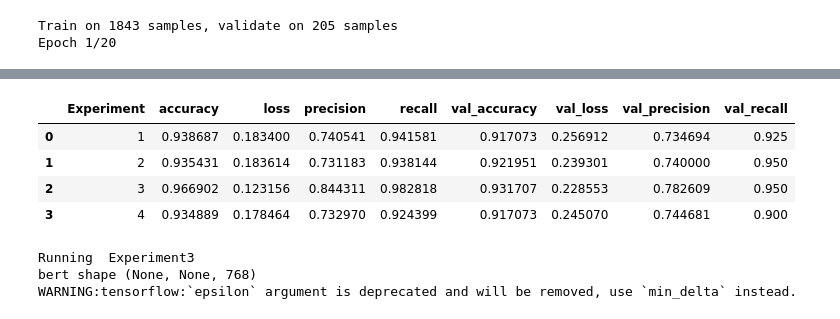
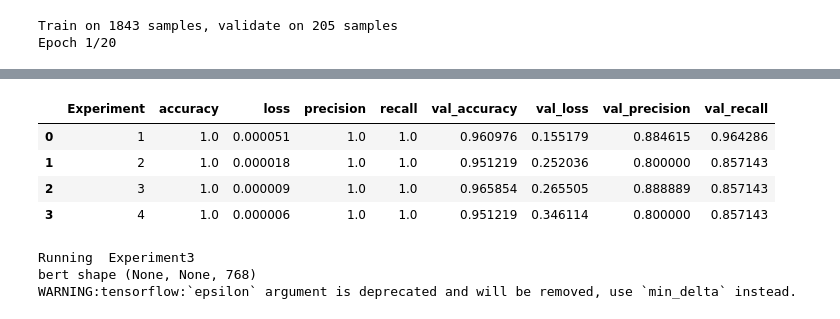
Before and after one commit to ahathaway821/COVID-19-Fact-Checking, a Jupyter notebook: src/modeling/BERT_SIMILAR_CLAIMS.ipynb, the cells around one changed output, grey strips where cells are left out. Drawn from its saved outputs; the diff is of its cells as text; code cells hidden in the pictures.

```diff
--- a/src/modeling/BERT_SIMILAR_CLAIMS.ipynb
+++ b/src/modeling/BERT_SIMILAR_CLAIMS.ipynb
@@ -234,4 +238,4 @@ for i,row in df.iterrows():
 # %%
 df3 = df[df['similar_claim1']!='']
 # %%
-df = pd.read_csv('../../data/clean/Collated_data_with_similar_claimsV2.csv')
+df = pd.read_csv('../../data/clean/Collated_data_with_similar_claimsV3.csv')
@@ -331,14 +380,14 @@ class ClaimDetectionBertEncoder:
             input_sequence = ["[CLS]"] +\
                              text +\
                              similar_claim1 +\
-                             similar_claim1 +\
-                             similar_claim1 +\
-                             similar_claim1 +\
-                             similar_claim1 +\
-                             similar_claim1 +\
-                             similar_claim1 +\
-                             similar_claim1 +\
-                             similar_claim1 +\
+                             similar_claim2 +\
+                             similar_claim3 +\
+                             similar_claim4 +\
+                             similar_claim5 +\
+                             similar_claim6 +\
+                             similar_claim7 +\
+                             similar_claim8 +\
+                             similar_claim9 +\
                              ["[SEP]"]
             pad_len = self.max_seq_len - len(input_sequence)
 
@@ -468,7 +517,7 @@ def run_experiments2(Experiment_No):
                         batch_size=8,
                         shuffle=True,
                         epochs=20)
-    with open(ExperimentNo+'CNN_BERTEMbedding_TRAINABLE_history2', 'wb') as file_history:
+    with open(ExperimentNo+'CNN_BERT_SIMILAR_TRAINABLE_V2_history2', 'wb') as file_history:
         pickle.dump(history.history, file_history)
 # %%
 for i in range(1,5):
@@ -497,9 +546,9 @@ Epoch 1/20
 # %%
 def plot_experiments2(ExperimentNumber):
     ExperimentNo = "Experiment"+str(ExperimentNumber)
-    if ( os.path.exists(ExperimentNo+'CNN_BERTEMbedding_TRAINABLE_history2')) :
+    if ( os.path.exists(ExperimentNo+'CNN_BERT_SIMILAR_TRAINABLE_V2_history2')) :
 
-        with open(ExperimentNo+'CNN_BERTEMbedding_TRAINABLE_history2', 'rb') as file_history:
+        with open(ExperimentNo+'CNN_BERT_SIMILAR_TRAINABLE_V2_history2', 'rb') as file_history:
             history = pickle.load( file_history )
 
         fig, axs = plt.subplots(2, 2,figsize=(15,15))
@@ -553,9 +602,9 @@ def find_val_acc(ExperimentNumber):
     #accuracy,loss,precision,recall = [],[],[],[]
     #val_accuracy,val_loss,val_precision,val_recall = [],[],[],[]
     ExperimentNo = "Experiment"+str(ExperimentNumber)
-    if ( os.path.exists(ExperimentNo+'CNN_BERTEMbedding_TRAINABLE_history2')) :
+    if ( os.path.exists(ExperimentNo+'CNN_BERT_SIMILAR_TRAINABLE_V2_history2')) :
 
-        with open(ExperimentNo+'CNN_BERTEMbedding_TRAINABLE_history2', 'rb') as file_history:
+        with open(ExperimentNo+'CNN_BERT_SIMILAR_TRAINABLE_V2_history2', 'rb') as file_history:
             history = pickle.load( file_history )
         accuracy = max(history['accuracy'])
         loss = min(history['loss'])
@@ -572,37 +621,37 @@ def create_val_acc_matrix():
     for i in range(1,5):
         accuracy_i,loss_i,precision_i,recall_i, val_accuracy_i,val_loss_i,val_precision_i,val_recall_i =\
         find_val_acc(i)
         Experiment.append(i)
         accuracy.append(accuracy_i)
         loss.append(loss_i)
         precision.append(precision_i)
         recall.append(recall_i)
         val_accuracy.append(val_accuracy_i)
         val_loss.append(val_loss_i)
         val_precision.append(val_precision_i)
         val_recall.append(val_recall_i)
     df = pd.DataFrame()
     df['Experiment'] = Experiment
     df['accuracy'] = accuracy
     df['loss'] = loss
     df['precision'] = precision
     df['recall'] = recall
     df['val_accuracy'] = val_accuracy
     df['val_loss'] = val_loss
     df['val_precision'] = val_precision
     df['val_recall'] = val_recall
     return df
 
 
 val_acc_matrix = create_val_acc_matrix()
 
 val_acc_matrix
 # %% [output]
 |  | Experiment | accuracy | loss | precision | recall | val_accuracy | val_loss | val_precision | val_recall |
-| 0 | 1 | 0.938687 | 0.183400 | 0.740541 | 0.941581 | 0.917073 | 0.256912 | 0.734694 | 0.925 |
-| 1 | 2 | 0.935431 | 0.183614 | 0.731183 | 0.938144 | 0.921951 | 0.239301 | 0.740000 | 0.950 |
-| 2 | 3 | 0.966902 | 0.123156 | 0.844311 | 0.982818 | 0.931707 | 0.228553 | 0.782609 | 0.950 |
-| 3 | 4 | 0.934889 | 0.178464 | 0.732970 | 0.924399 | 0.917073 | 0.245070 | 0.744681 | 0.900 |
+| 0 | 1 | 1.0 | 0.000051 | 1.0 | 1.0 | 0.960976 | 0.155179 | 0.884615 | 0.964286 |
+| 1 | 2 | 1.0 | 0.000018 | 1.0 | 1.0 | 0.951219 | 0.252036 | 0.800000 | 0.857143 |
+| 2 | 3 | 1.0 | 0.000009 | 1.0 | 1.0 | 0.965854 | 0.265505 | 0.888889 | 0.857143 |
+| 3 | 4 | 1.0 | 0.000006 | 1.0 | 1.0 | 0.951219 | 0.346114 | 0.800000 | 0.857143 |
 # %%
 from sklearn.utils import class_weight
 from tensorflow.keras.callbacks import EarlyStopping, ModelCheckpoint, ReduceLROnPlateau
```
Also changed, not shown: parts of 19 cells of this notebook.
